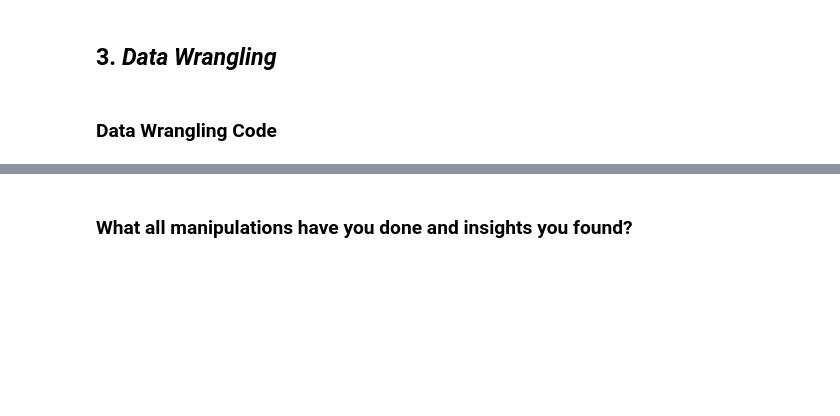
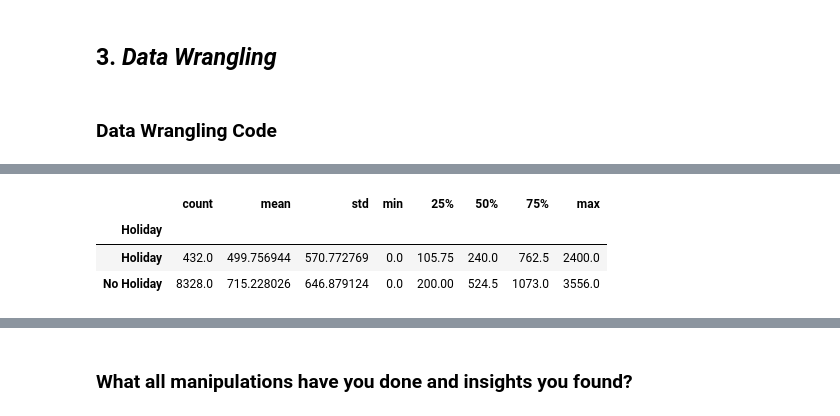
Before and after one commit to ayush9304/BikeSharingDemandPrediction, a Jupyter notebook: Bike_Sharing_Demand_Prediction.ipynb, the cells around one changed output, grey strips where cells are left out. Cells and saved outputs as stored; diff of their text form; code cells hidden in the pictures; blank space fills up the shorter version.

```diff
--- a/Bike_Sharing_Demand_Prediction.ipynb
+++ b/Bike_Sharing_Demand_Prediction.ipynb
@@ -247,0 +305,8 @@ No. of unique values in  Functioning Day is 2
+# %%
+# Holiday wise Rented Bike Count
+df.groupby('Holiday')['Rented Bike Count'].describe()
+# %% [output]
+|  | count | mean | std | min | 25% | 50% | 75% | max |
+| Holiday |  |  |  |  |  |  |  |  |
+| Holiday | 432.0 | 499.756944 | 570.772769 | 0.0 | 105.75 | 240.0 | 762.5 | 2400.0 |
+| No Holiday | 8328.0 | 715.228026 | 646.879124 | 0.0 | 200.00 | 524.5 | 1073.0 | 3556.0 |
```
Also changed, not shown: parts of 15 cells of this notebook.
